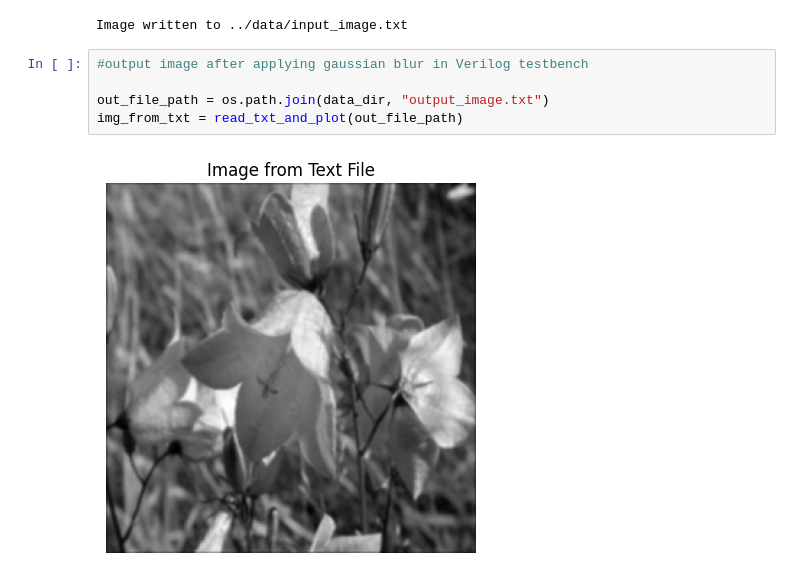
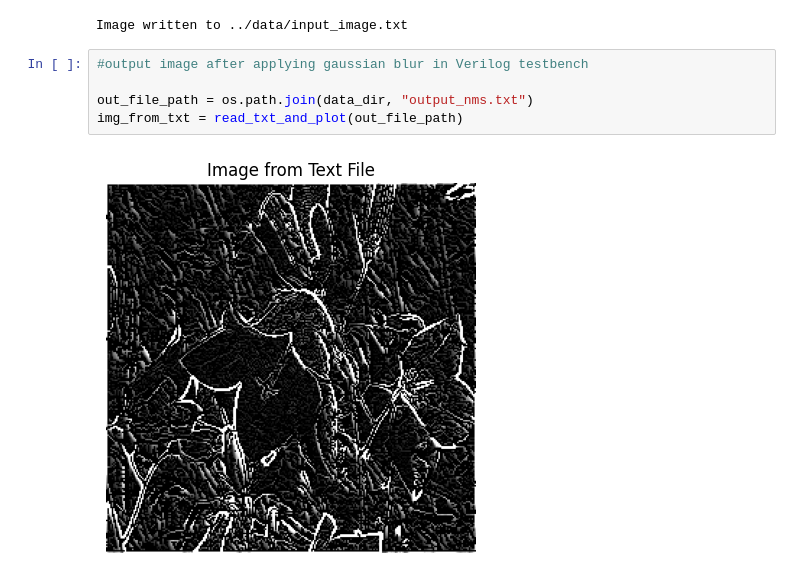
Before and after one commit to thebikashpokhrel/canny-edge-detection-fpga, a Jupyter notebook: notebooks/cannyedge_sim.ipynb, the cells around one changed output. Saved outputs shown, nothing was run; the diff lists cells and outputs as text.

```diff
--- a/notebooks/cannyedge_sim.ipynb
+++ b/notebooks/cannyedge_sim.ipynb
@@ -47,7 +47,7 @@ Image written to ../data/input_image.txt
 # %%
 #output image after applying gaussian blur in Verilog testbench
 
-out_file_path = os.path.join(data_dir, "output_image.txt")
+out_file_path = os.path.join(data_dir, "output_nms.txt")
 img_from_txt = read_txt_and_plot(out_file_path)
 # %% [output]
-[figure, old version]
+[figure, new version]
```
Also changed, not shown: 5 other files.
